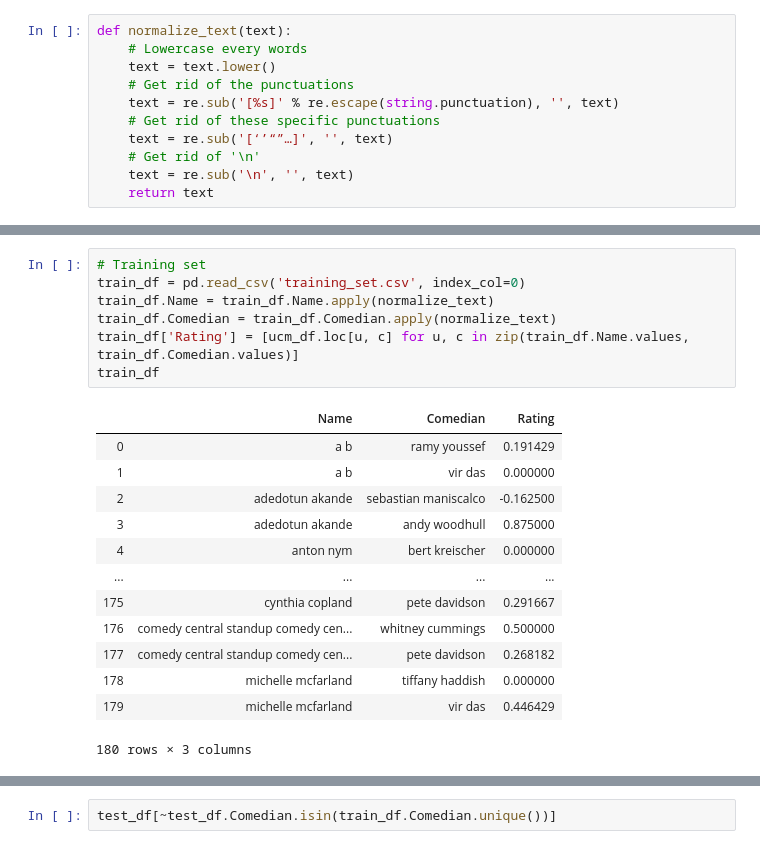
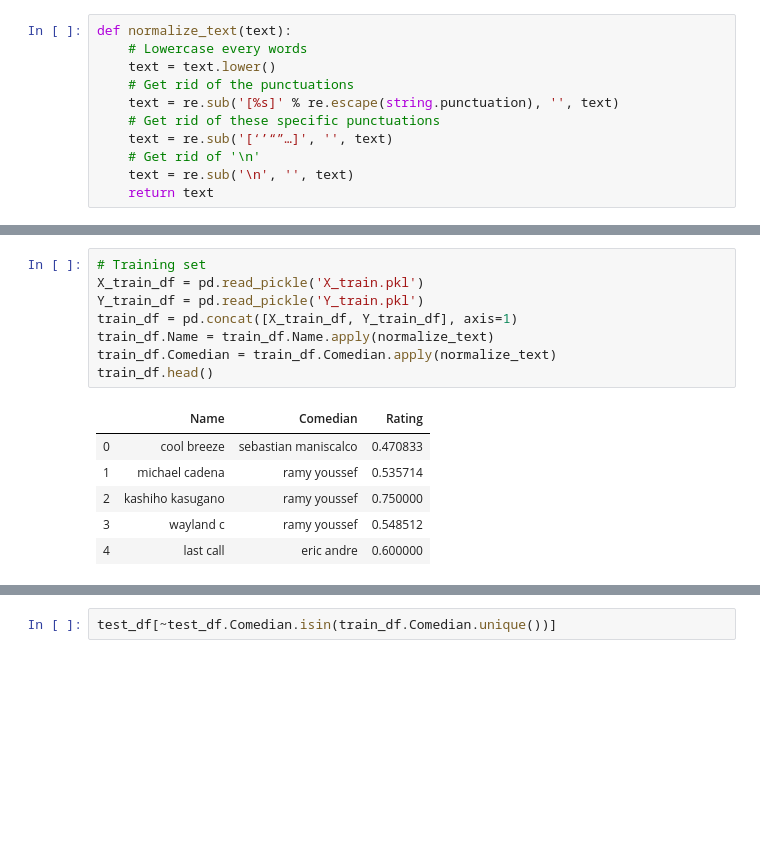
Before and after one commit to k11tqa25/nlp_based_recommender, a Jupyter notebook: neo4j.ipynb, the cells around one changed output, grey strips where cells are left out. Drawn from its saved outputs; the diff is of its cells as text; blank space fills up the shorter version.

```diff
--- a/neo4j.ipynb
+++ b/neo4j.ipynb
@@ -45,22 +45,16 @@ ucm_df
 # %%
 # Training set
-train_df = pd.read_csv('training_set.csv', index_col=0)
+X_train_df = pd.read_pickle('X_train.pkl')
+Y_train_df = pd.read_pickle('Y_train.pkl')
+train_df = pd.concat([X_train_df, Y_train_df], axis=1)
 train_df.Name = train_df.Name.apply(normalize_text)
 train_df.Comedian = train_df.Comedian.apply(normalize_text)
-train_df['Rating'] = [ucm_df.loc[u, c] for u, c in zip(train_df.Name.values, train_df.Comedian.values)]
-train_df
+train_df.head()
 # %% [output]
 |  | Name | Comedian | Rating |
-| 0 | a b | ramy youssef | 0.191429 |
-| 1 | a b | vir das | 0.000000 |
-| 2 | adedotun akande | sebastian maniscalco | -0.162500 |
-| 3 | adedotun akande | andy woodhull | 0.875000 |
-| 4 | anton nym | bert kreischer | 0.000000 |
-| ... | ... | ... | ... |
-| 175 | cynthia copland | pete davidson | 0.291667 |
-| 176 | comedy central standup comedy cen... | whitney cummings | 0.500000 |
-| 177 | comedy central standup comedy cen... | pete davidson | 0.268182 |
-| 178 | michelle mcfarland | tiffany haddish | 0.000000 |
-| 179 | michelle mcfarland | vir das | 0.446429 |
+| 0 | cool breeze | sebastian maniscalco | 0.470833 |
+| 1 | michael cadena | ramy youssef | 0.535714 |
+| 2 | kashiho kasugano | ramy youssef | 0.750000 |
+| 3 | wayland c | ramy youssef | 0.548512 |
+| 4 | last call | eric andre | 0.600000 |
-180 rows × 3 columns
 # %%
```
Also changed, not shown: parts of 37 cells of this notebook, 1 other file.
